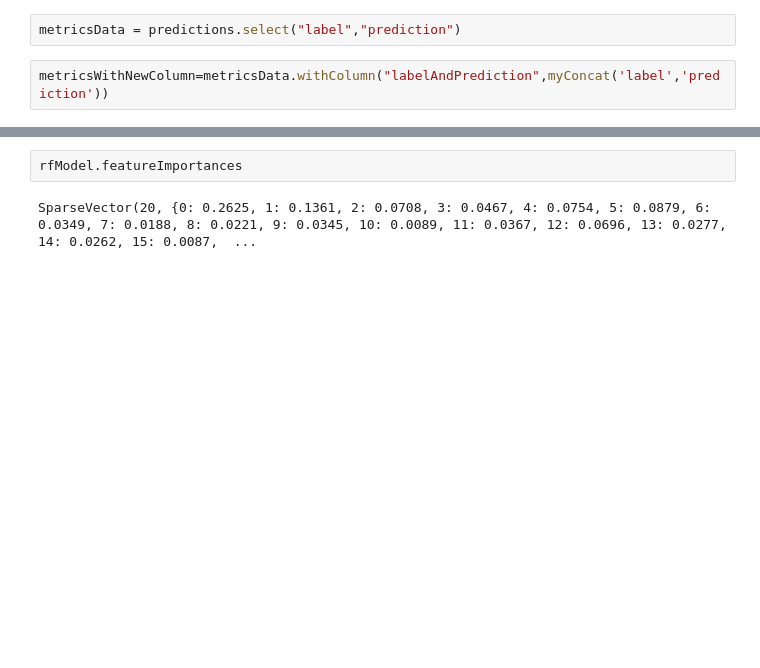
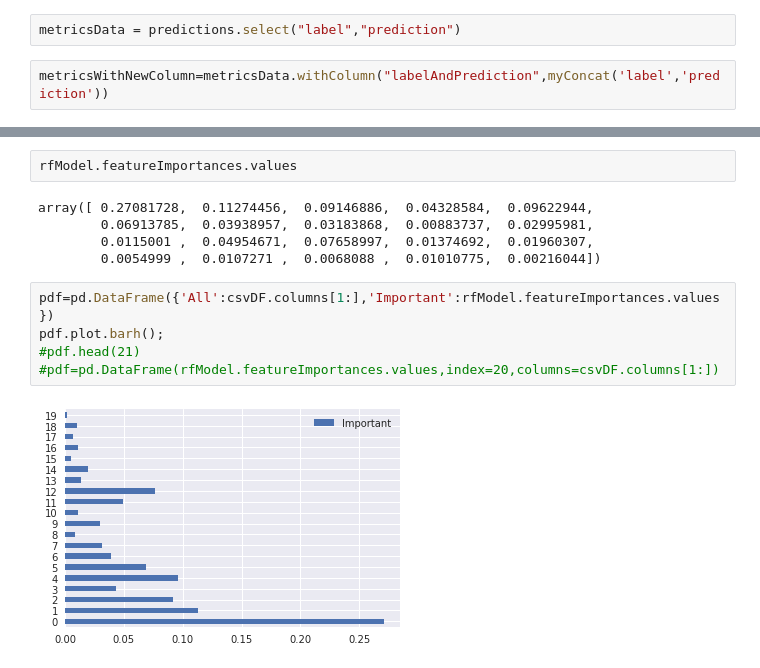
Before and after one commit to bigdata-i523/hid328, a Jupyter notebook: project/projectcode/project.ipynb, the cells around one changed output, grey strips where cells are left out. Drawn from its saved outputs; the diff is of its cells as text; blank space fills up the shorter version.

```diff
--- a/project/project.ipynb
+++ b/project/projectcode/project.ipynb
@@ -282,4 +263,14 @@ evaluator.evaluate(predictions)
 # %%
-rfModel.featureImportances
+rfModel.featureImportances.values
 # %% [output]
-SparseVector(20, {0: 0.2625, 1: 0.1361, 2: 0.0708, 3: 0.0467, 4: 0.0754, 5: 0.0879, 6: 0.0349, 7: 0.0188, 8: 0.0221, 9: 0.0345, 10: 0.0089, 11: 0.0367, 12: 0.0696, 13: 0.0277, 14: 0.0262, 15: 0.0087,  ...
+array([ 0.27081728,  0.11274456,  0.09146886,  0.04328584,  0.09622944,
+        0.06913785,  0.03938957,  0.03183868,  0.00883737,  0.02995981,
+        0.0115001 ,  0.04954671,  0.07658997,  0.01374692,  0.01960307,
+        0.0054999 ,  0.0107271 ,  0.0068088 ,  0.01010775,  0.00216044])
+# %%
+pdf=pd.DataFrame({'All':csvDF.columns[1:],'Important':rfModel.featureImportances.values})
+pdf.plot.barh();
+#pdf.head(21)
+#pdf=pd.DataFrame(rfModel.featureImportances.values,index=20,columns=csvDF.columns[1:])
+# %% [output]
+[figure, added]
```
Also changed, not shown: parts of 19 cells of this notebook, 1 other file.
